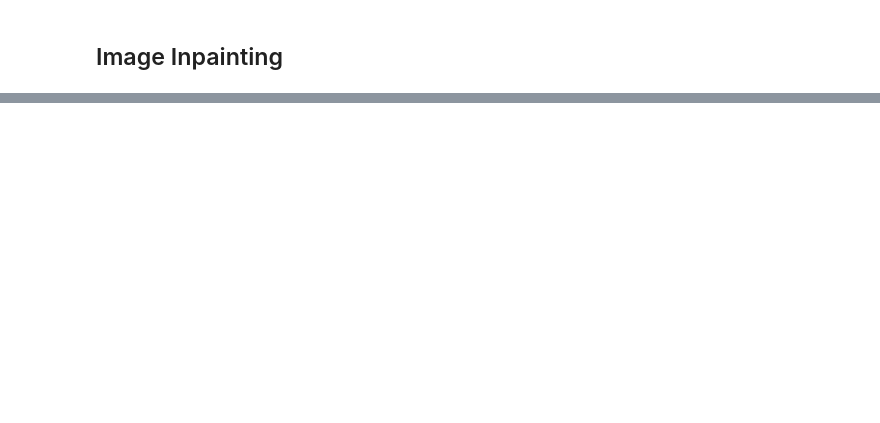
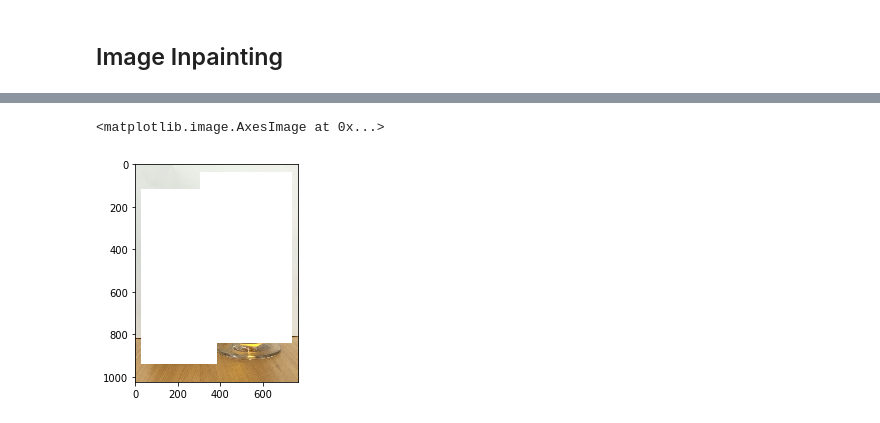
Before and after one commit to kuhlenh/deepdrink, a Jupyter notebook: DeepDrink-BasicModel.ipynb, the cells around one changed output, grey strips where cells are left out. Cells and saved outputs as stored; diff of their text form; code cells hidden in the pictures; blank space fills up the shorter version.

```diff
--- a/DeepDrink-BasicModel.ipynb
+++ b/DeepDrink-BasicModel.ipynb
@@ -176,0 +196,5 @@ plt.imshow(image)
+# %%
+plt.imshow(img_msk)
+# %% [output]
+<matplotlib.image.AxesImage at 0x...>
+[figure, added]
```
Also changed, not shown: parts of 14 cells of this notebook, 8 other files.
